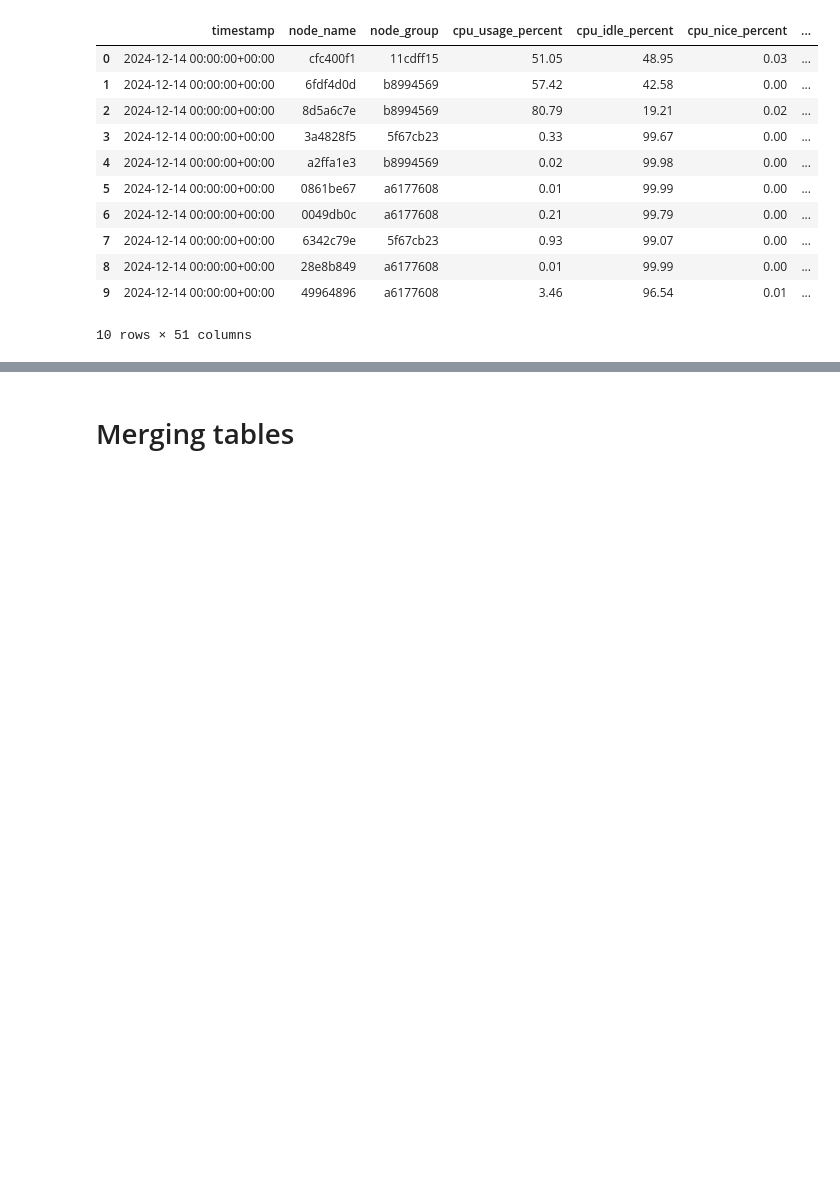
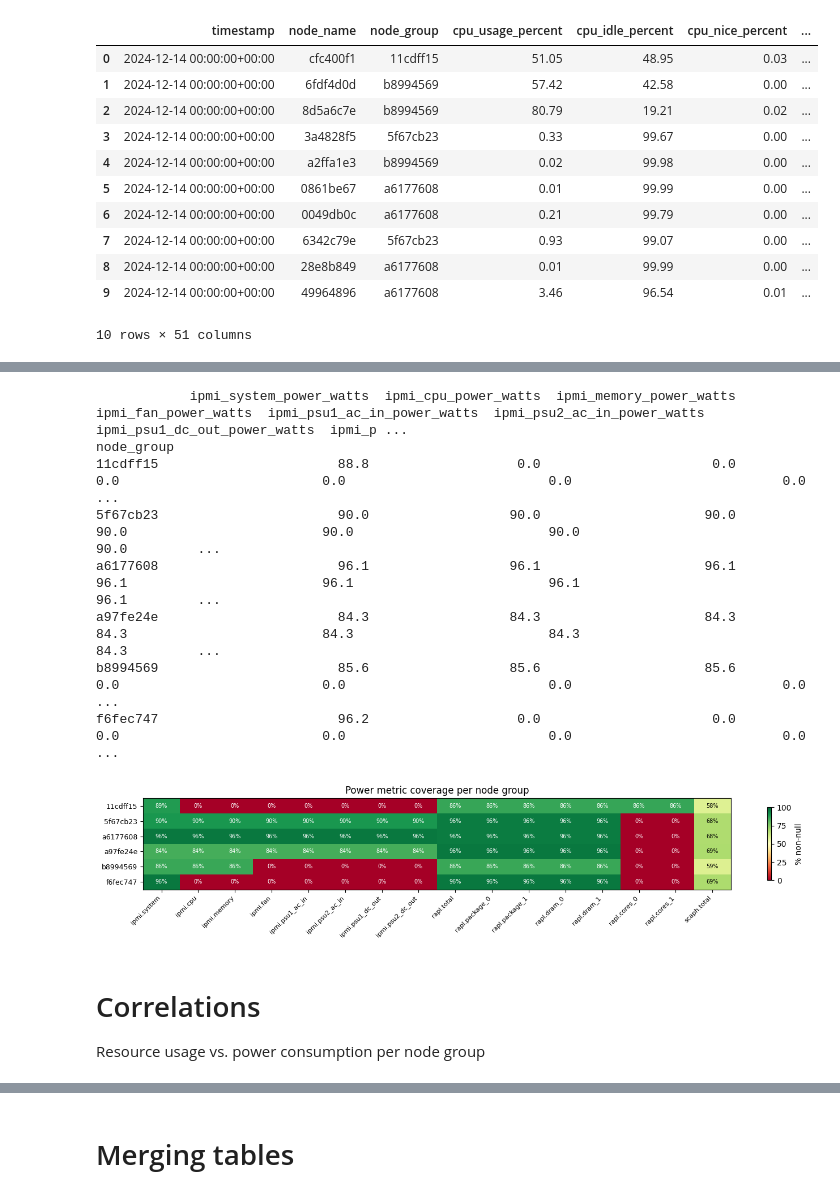
Before and after one commit to bchiusano/energy-aware-vm-consolidation, a Jupyter notebook: src/exploratory_data_analysis.ipynb, the cells around one changed output, grey strips where cells are left out. Drawn from its saved outputs; the diff is of its cells as text; code cells hidden in the pictures; blank space fills up the shorter version.

```diff
--- a/src/exploratory_data_analysis.ipynb
+++ b/src/exploratory_data_analysis.ipynb
@@ -678,0 +700,60 @@ for group_name, group_df in all_nodes.groupby("node_group"):
+# %%
+availability_exprs = ",\n        ".join(
+    f'ROUND(100.0 * COUNT("{c}") / COUNT(*), 1) AS "{c}"'
+    for c in POWER_COLS
+)
+
+coverage_df = con.query(f"""
+    SELECT
+        node_group,
+        COUNT(*) AS total_rows,
+        {availability_exprs}
+    FROM nodes
+    GROUP BY node_group
+    ORDER BY node_group
+""").df().set_index("node_group")
+# %%
+print(coverage_df.drop(columns="total_rows").to_string())
+
+# Heatmap visualisation
+heat_data = coverage_df.drop(columns="total_rows")
+
+# Shorten column labels for readability
+short_labels = [
+    c.replace("ipmi_", "ipmi.").replace("rapl_power_", "rapl.").replace("scaphandre_power_", "scaph.")
+     .replace("_watts", "").replace("_power", "")
+    for c in heat_data.columns
+]
+
+fig, ax = plt.subplots(figsize=(14, 3))
+im = ax.imshow(heat_data.values, aspect="auto", cmap="RdYlGn", vmin=0, vmax=100)
+
+ax.set_xticks(range(len(short_labels)))
+ax.set_xticklabels(short_labels, rotation=45, ha="right", fontsize=8)
+ax.set_yticks(range(len(heat_data)))
+ax.set_yticklabels(heat_data.index, fontsize=9)
+
+for i in range(len(heat_data)):
+    for j in range(len(heat_data.columns)):
+        val = heat_data.values[i, j]
+        ax.text(j, i, f"{val:.0f}%", ha="center", va="center",
+                fontsize=7, color="black" if 20 < val < 80 else "white")
+
+plt.colorbar(im, ax=ax, label="% non-null", shrink=0.8)
+ax.set_title("Power metric coverage per node group", fontsize=12)
+plt.tight_layout()
+plt.savefig("plots/power_metric_coverage.png", dpi=150, bbox_inches="tight")
+plt.show()
+# %% [output]
+            ipmi_system_power_watts  ipmi_cpu_power_watts  ipmi_memory_power_watts  ipmi_fan_power_watts  ipmi_psu1_ac_in_power_watts  ipmi_psu2_ac_in_power_watts  ipmi_psu1_dc_out_power_watts  ipmi_p ...
+node_group
+11cdff15                       88.8                   0.0                      0.0                   0.0                          0.0                          0.0                           0.0         ...
+5f67cb23                       90.0                  90.0                     90.0                  90.0                         90.0                         90.0                          90.0         ...
+a6177608                       96.1                  96.1                     96.1                  96.1                         96.1                         96.1                          96.1         ...
+a97fe24e                       84.3                  84.3                     84.3                  84.3                         84.3                         84.3                          84.3         ...
+b8994569                       85.6                  85.6                     85.6                   0.0                          0.0                          0.0                           0.0         ...
+f6fec747                       96.2                   0.0                      0.0                   0.0                          0.0                          0.0                           0.0         ...
+[figure, added]
+# %% [markdown]
+# Correlations
+Resource usage vs. power consumption per node group
```
Also changed, not shown: parts of 32 cells of this notebook, 13 other files.
